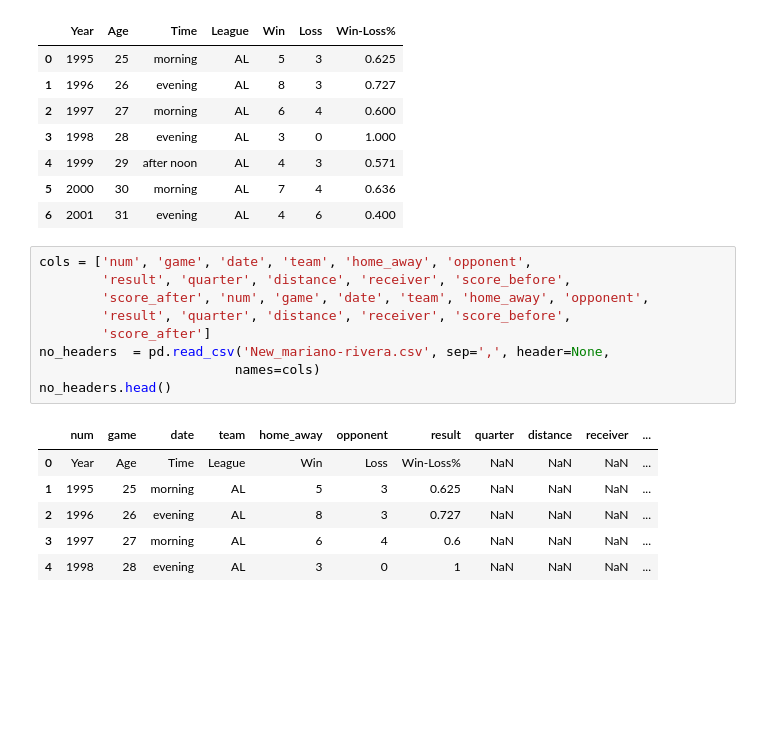
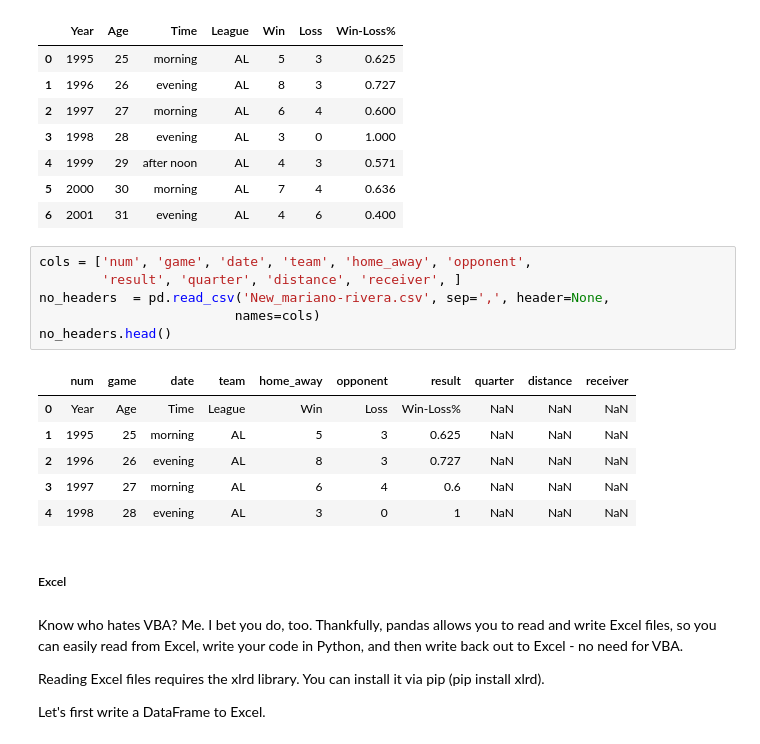
Before and after one commit to MaazAmjad/Pandas, a Jupyter notebook: Intro to pandas data structures.ipynb, the cells around one changed output. Cells and saved outputs as stored; diff of their text form; blank space fills up the shorter version.

```diff
--- a/Intro to pandas data structures.ipynb
+++ b/Intro to pandas data structures.ipynb
@@ -371,17 +380,22 @@ from_csv.head(7)
 | 6 | 2001 | 31 | evening | AL | 4 | 6 | 0.400 |
 # %%
 cols = ['num', 'game', 'date', 'team', 'home_away', 'opponent',
-        'result', 'quarter', 'distance', 'receiver', 'score_before',
-        'score_after', 'num', 'game', 'date', 'team', 'home_away', 'opponent',
-        'result', 'quarter', 'distance', 'receiver', 'score_before',
-        'score_after']
+        'result', 'quarter', 'distance', 'receiver', ]
 no_headers  = pd.read_csv('New_mariano-rivera.csv', sep=',', header=None,
                          names=cols)
 no_headers.head()
 # %% [output]
-|  | num | game | date | team | home_away | opponent | result | quarter | distance | receiver | ... |
-| 0 | Year | Age | Time | League | Win | Loss | Win-Loss% | NaN | NaN | NaN | ... |
-| 1 | 1995 | 25 | morning | AL | 5 | 3 | 0.625 | NaN | NaN | NaN | ... |
-| 2 | 1996 | 26 | evening | AL | 8 | 3 | 0.727 | NaN | NaN | NaN | ... |
-| 3 | 1997 | 27 | morning | AL | 6 | 4 | 0.6 | NaN | NaN | NaN | ... |
-| 4 | 1998 | 28 | evening | AL | 3 | 0 | 1 | NaN | NaN | NaN | ... |
+|  | num | game | date | team | home_away | opponent | result | quarter | distance | receiver |
+| 0 | Year | Age | Time | League | Win | Loss | Win-Loss% | NaN | NaN | NaN |
+| 1 | 1995 | 25 | morning | AL | 5 | 3 | 0.625 | NaN | NaN | NaN |
+| 2 | 1996 | 26 | evening | AL | 8 | 3 | 0.727 | NaN | NaN | NaN |
+| 3 | 1997 | 27 | morning | AL | 6 | 4 | 0.6 | NaN | NaN | NaN |
+| 4 | 1998 | 28 | evening | AL | 3 | 0 | 1 | NaN | NaN | NaN |
+# %% [markdown]
+##### Excel
+# %% [markdown]
+Know who hates VBA? Me. I bet you do, too. Thankfully, pandas allows you to read and write Excel files, so you can easily read from Excel, write your code in Python, and then write back out to Excel - no need for VBA.
+
+Reading Excel files requires the xlrd library. You can install it via pip (pip install xlrd).
+
+Let's first write a DataFrame to Excel.
```
Also changed, not shown: parts of 189 cells of this notebook, 10 other files.
